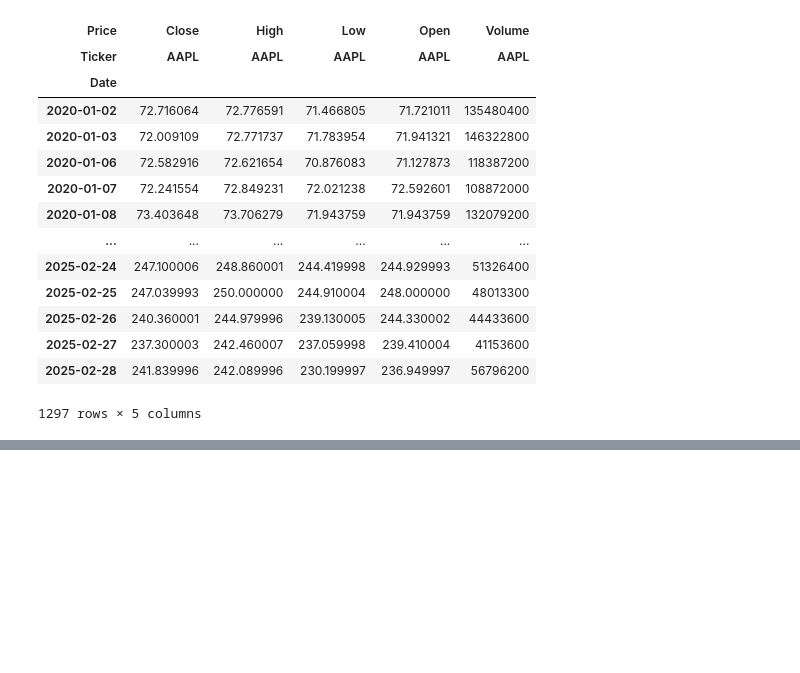
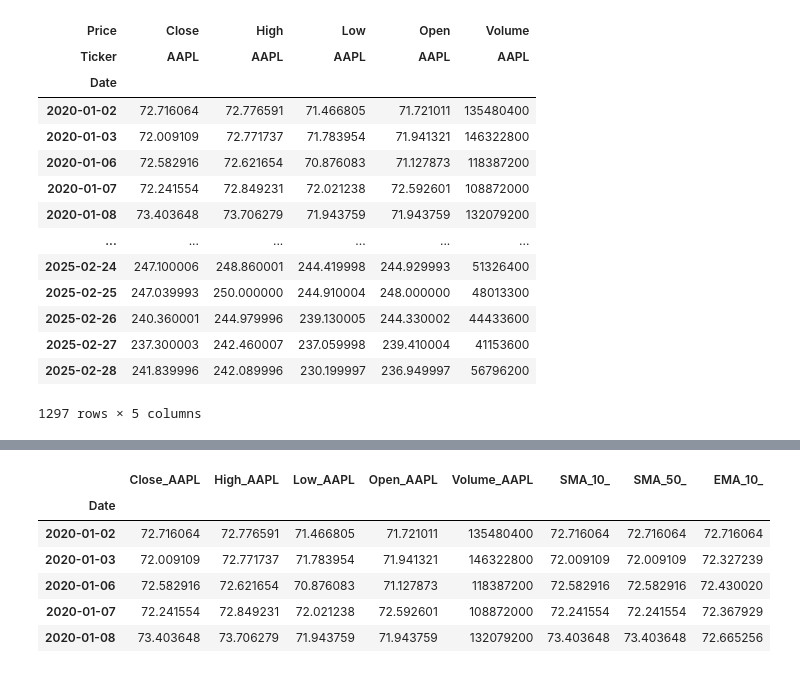
Before and after one commit to kankekarsaurabh/project, a Jupyter notebook: stock.ipynb, the cells around one changed output, grey strips where cells are left out. Cells and saved outputs as stored; diff of their text form; code cells hidden in the pictures; blank space fills up the shorter version.

```diff
--- a/stock.ipynb
+++ b/stock.ipynb
@@ -99,0 +157,13 @@ plt.show
+# %%
+stock_data["SMA_10_"] = stock_data["SMA_10_"].fillna(stock_data["Close_AAPL"])
+stock_data["SMA_50_"] = stock_data["SMA_50_"].fillna(stock_data["Close_AAPL"])
+# %%
+stock_data.head()
+# %% [output]
+|  | Close_AAPL | High_AAPL | Low_AAPL | Open_AAPL | Volume_AAPL | SMA_10_ | SMA_50_ | EMA_10_ |
+| Date |  |  |  |  |  |  |  |  |
+| 2020-01-02 | 72.716064 | 72.776591 | 71.466805 | 71.721011 | 135480400 | 72.716064 | 72.716064 | 72.716064 |
+| 2020-01-03 | 72.009109 | 72.771737 | 71.783954 | 71.941321 | 146322800 | 72.009109 | 72.009109 | 72.327239 |
+| 2020-01-06 | 72.582916 | 72.621654 | 70.876083 | 71.127873 | 118387200 | 72.582916 | 72.582916 | 72.430020 |
+| 2020-01-07 | 72.241554 | 72.849231 | 72.021238 | 72.592601 | 108872000 | 72.241554 | 72.241554 | 72.367929 |
+| 2020-01-08 | 73.403648 | 73.706279 | 71.943759 | 71.943759 | 132079200 | 73.403648 | 73.403648 | 72.665256 |
```
Also changed, not shown: parts of 14 cells of this notebook.
